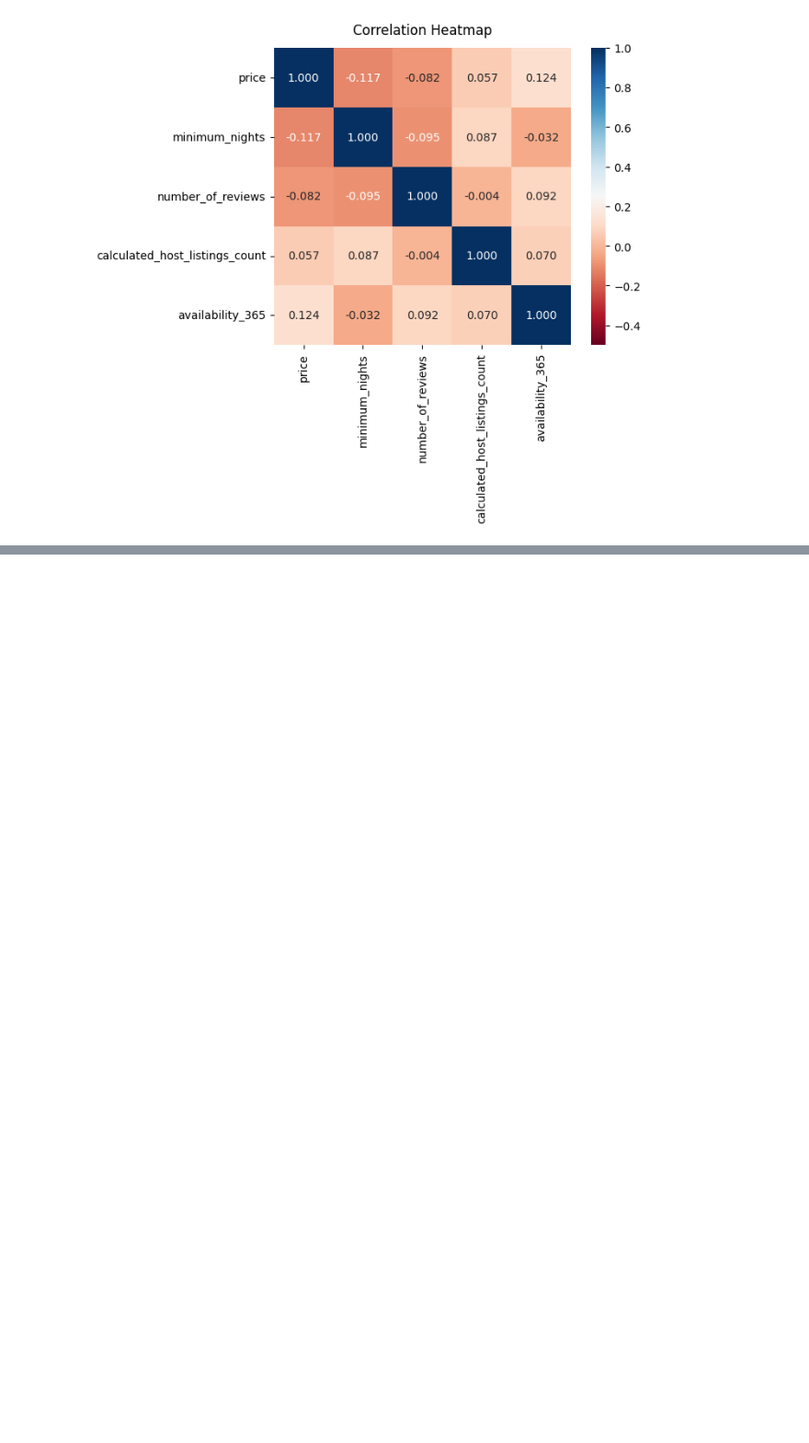
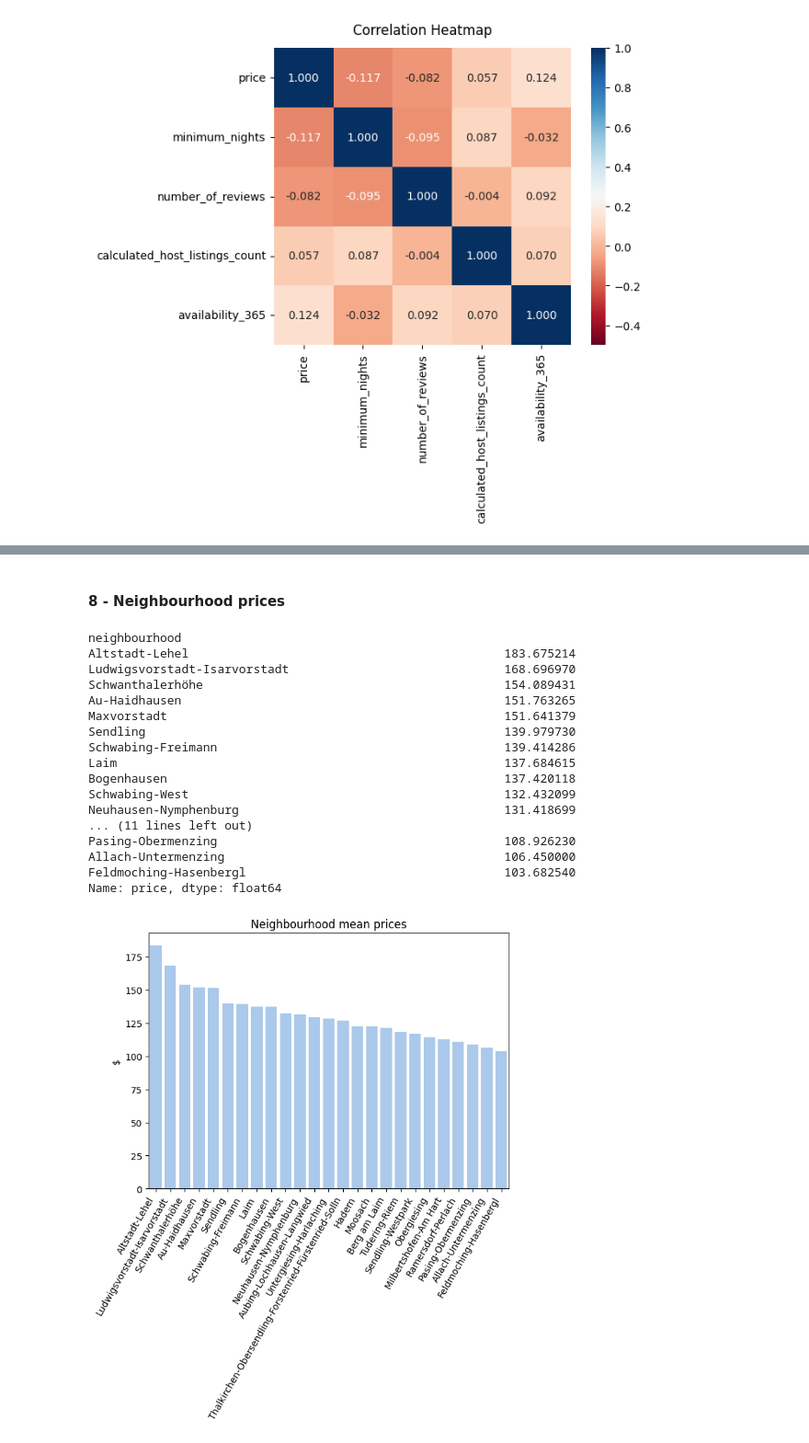
Before and after one commit to hugomaestri/data_science, a Jupyter notebook: 0-Airbnb_data_analysis.ipynb, the cells around one changed output, grey strips where cells are left out. Shown at 92% size. Saved outputs shown, nothing was run; the diff lists cells and outputs as text; code cells hidden in the pictures; blank space fills up the shorter version.

```diff
--- a/0-Airbnb_data_analysis.ipynb
+++ b/0-Airbnb_data_analysis.ipynb
@@ -243,0 +271,38 @@ Text(0.5, 1.0, 'Correlation Heatmap')
+# %% [markdown]
+#### 8 - Neighbourhood prices
+# %%
+mean_price_by_ngbh = df_clean.groupby("neighbourhood")["price"].mean().sort_values(ascending=False)
+print(mean_price_by_ngbh)
+
+# bar graph preparation
+fig, ax = plt.subplots(figsize=(7,5))
+
+# create the bar plot
+bars = sns.barplot(x=mean_price_by_ngbh.index, y=mean_price_by_ngbh, color='b')
+
+# plot customization
+plt.xticks(rotation=60, ha="right")
+bars.set_title("Neighbourhood mean prices")
+bars.set_xlabel("")
+bars.set_ylabel("$")
+
+plt.show()
+# %% [output]
+neighbourhood
+Altstadt-Lehel                                            183.675214
+Ludwigsvorstadt-Isarvorstadt                              168.696970
+Schwanthalerhöhe                                          154.089431
+Au-Haidhausen                                             151.763265
+Maxvorstadt                                               151.641379
+Sendling                                                  139.979730
+Schwabing-Freimann                                        139.414286
+Laim                                                      137.684615
+Bogenhausen                                               137.420118
+Schwabing-West                                            132.432099
+Neuhausen-Nymphenburg                                     131.418699
+... (11 lines left out)
+Pasing-Obermenzing                                        108.926230
+Allach-Untermenzing                                       106.450000
+Feldmoching-Hasenbergl                                    103.682540
+Name: price, dtype: float64
+[figure, added]
```
Also changed, not shown: parts of 2 cells of this notebook.
